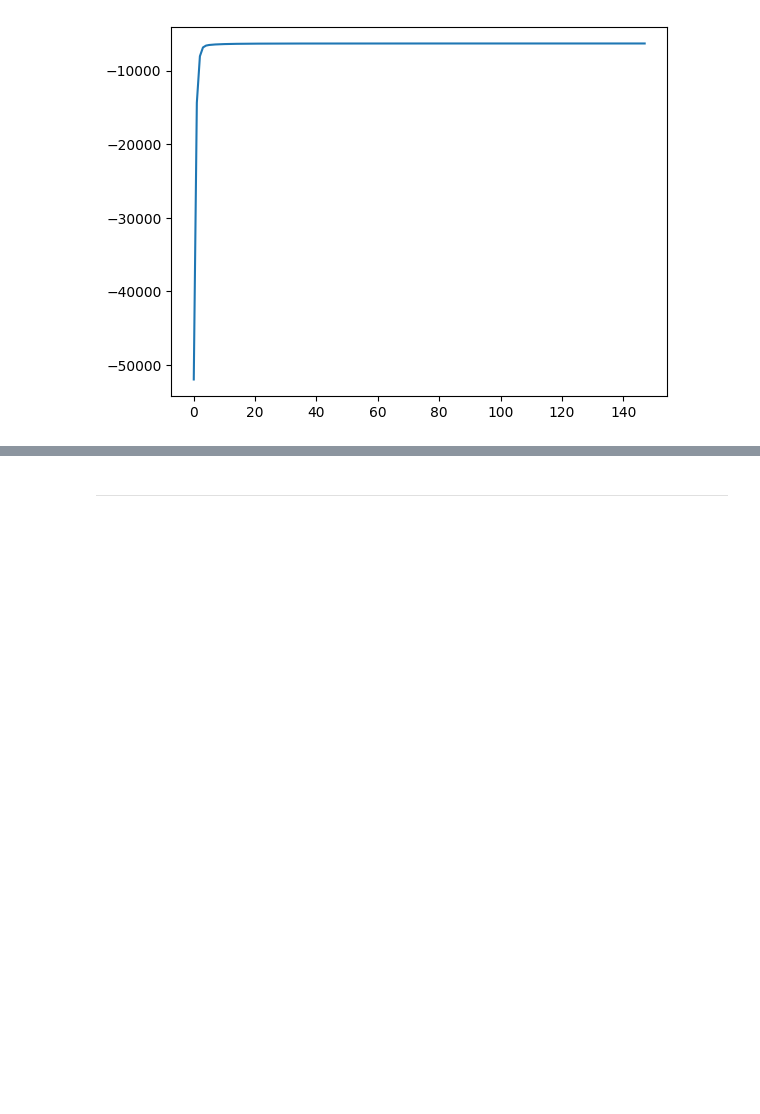
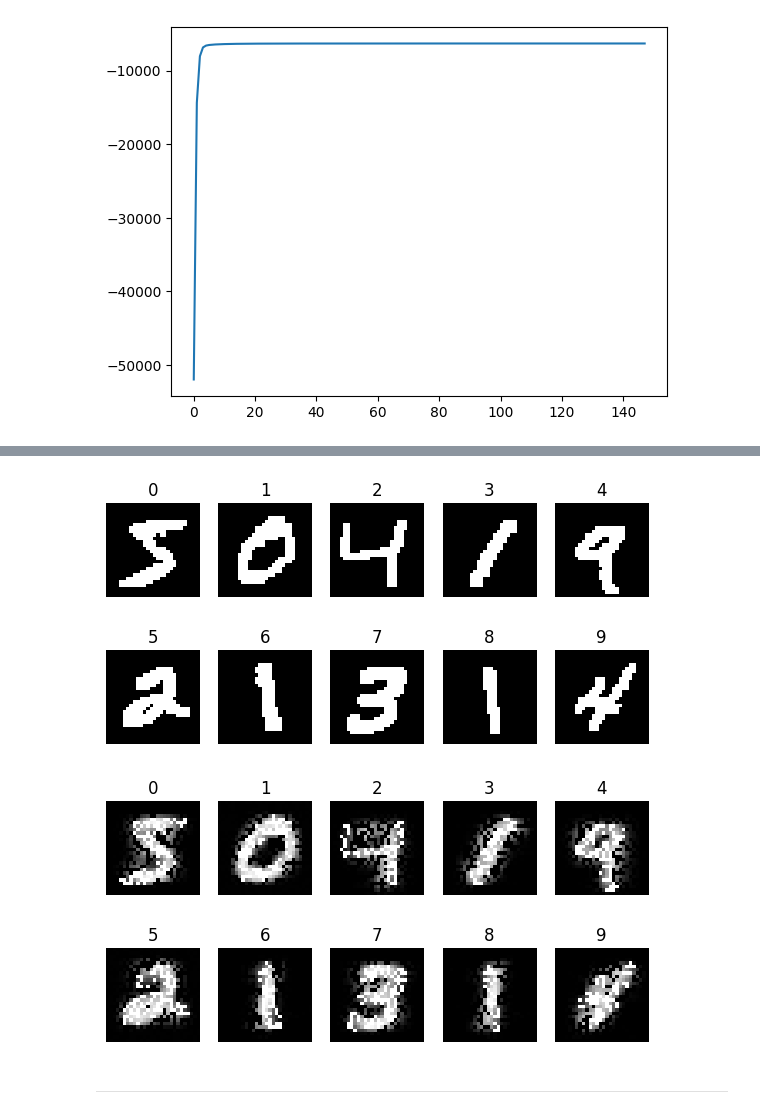
Before and after one commit to jimmyjz1127/bayesian-mixture-model-missing-data, a Jupyter notebook: test.ipynb, the cells around one changed output, grey strips where cells are left out. Saved outputs shown, nothing was run; the diff lists cells and outputs as text; code cells hidden in the pictures; blank space fills up the shorter version.

```diff
--- a/test.ipynb
+++ b/test.ipynb
@@ -180,3 +247,21 @@ Wall time: 999 ms
+# %%
+def paint_mnist(X):
+    figure = plt.figure(figsize=(7, 3.5))
+    rows, cols= 2, 5
+    for k in range(10):
+        img = X[k, :].reshape(28, 28)
+        figure.add_subplot(rows, cols, k+1)
+        plt.title(k)
+        plt.axis("off")
+        plt.imshow(img, cmap="gray")
+    plt.show()
+# %%
+X_filled = bmm_vbem_model.posterior_predict(X_mnist_cover1)
+paint_mnist(X_mnist_train)
+paint_mnist(X_filled)
+# %% [output]
+[figure, added]
+[figure, added]
 # %% [markdown]
 ---
 # %%
```
Also changed, not shown: parts of 16 cells of this notebook, 2 other files.
